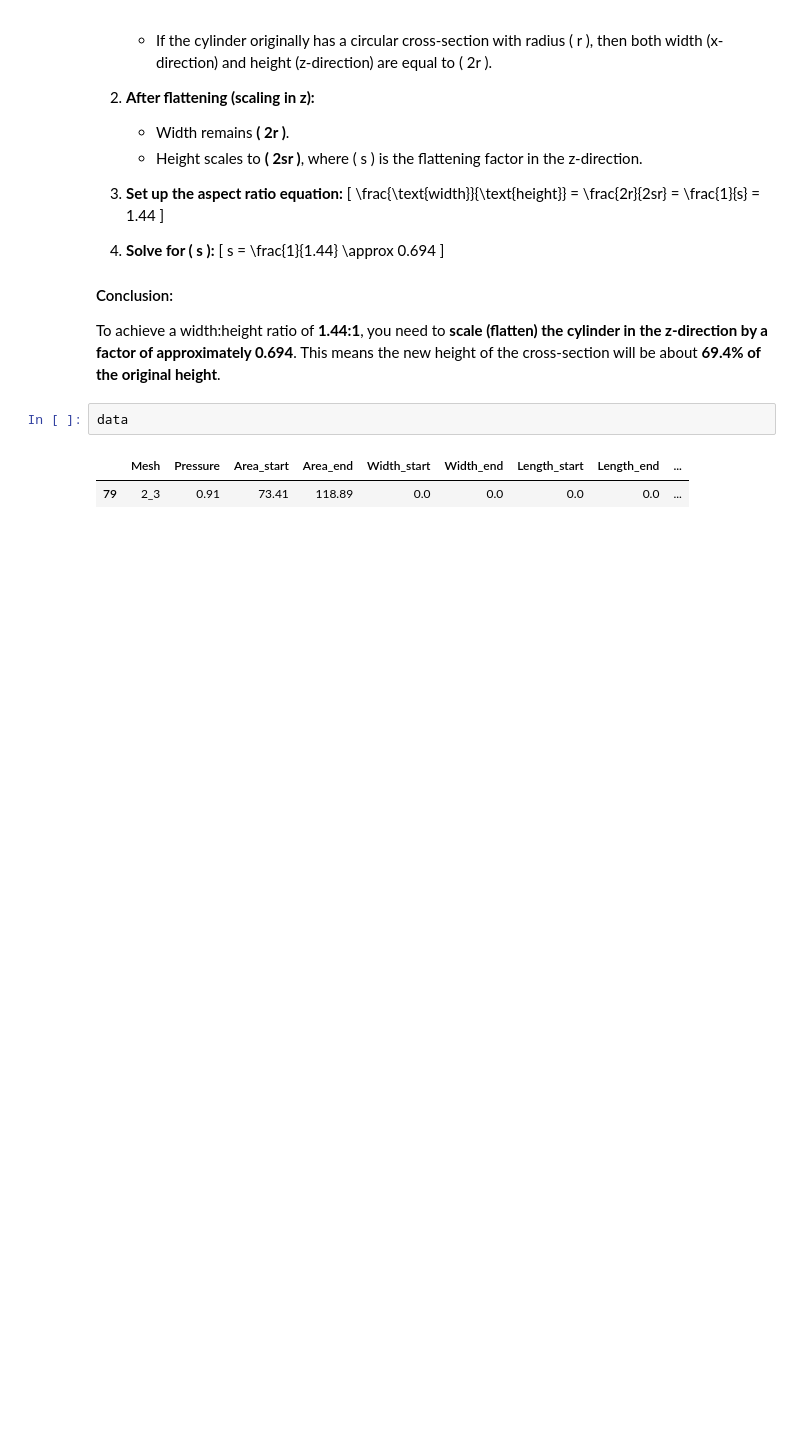
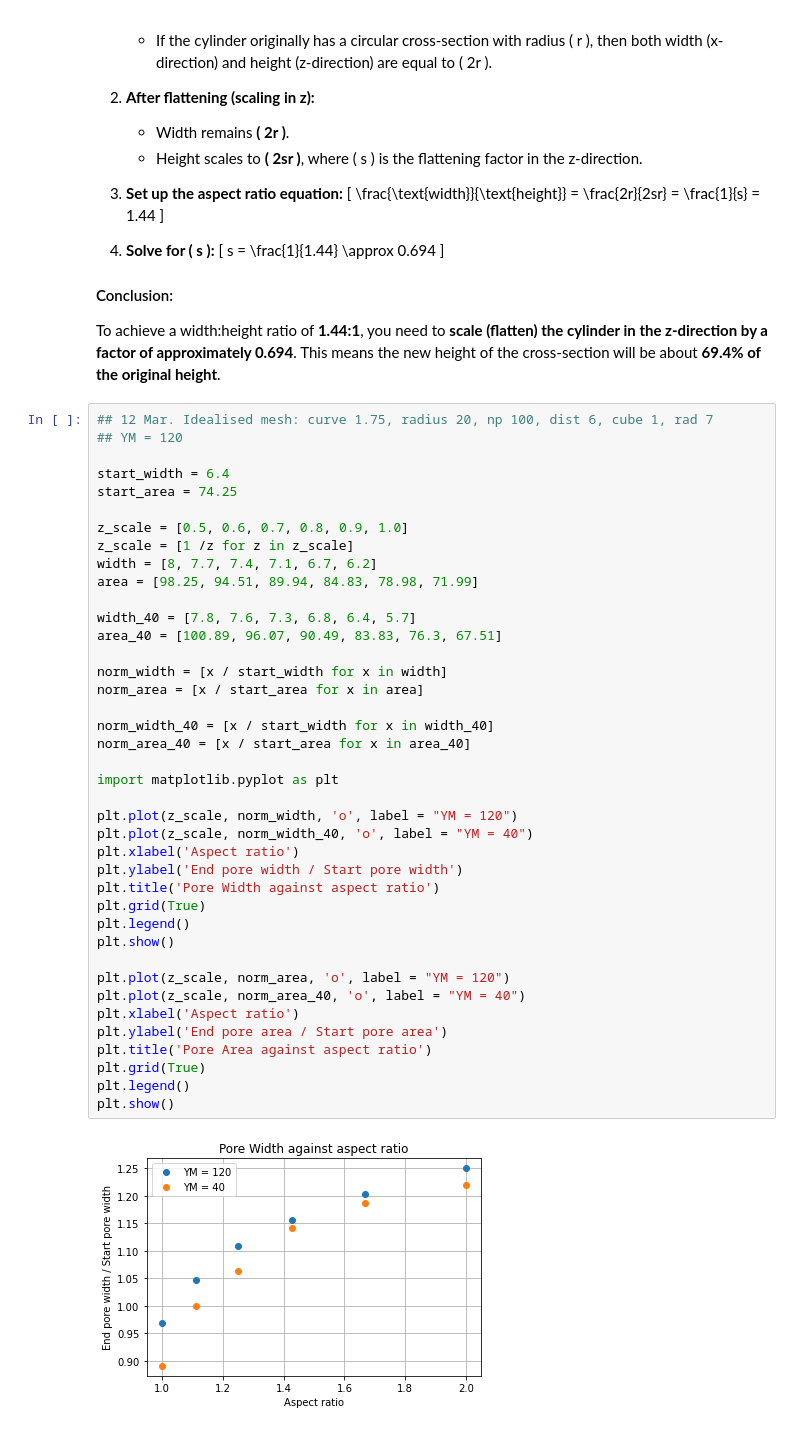
Before and after one commit to mtomtom/onion-stomatal-geometry, a Jupyter notebook: output/results.ipynb, the cells around one changed output. Cells and saved outputs as stored; diff of their text form; blank space fills up the shorter version.

```diff
--- a/output/results.ipynb
+++ b/output/results.ipynb
@@ -325,8 +380,45 @@ If you want to change the cross-section aspect ratio of a cylinder from **1:1 (a
 
 #### Conclusion:
 To achieve a width:height ratio of **1.44:1**, you need to **scale (flatten) the cylinder in the z-direction by a factor of approximately 0.694**. This means the new height of the cross-section will be about **69.4% of the original height**.
-# %%
-data
-# %% [output]
-|  | Mesh | Pressure | Area_start | Area_end | Width_start | Width_end | Length_start | Length_end | ... |
-| 79 | 2_3 | 0.91 | 73.41 | 118.89 | 0.0 | 0.0 | 0.0 | 0.0 | ... |
+# %%
+## 12 Mar. Idealised mesh: curve 1.75, radius 20, np 100, dist 6, cube 1, rad 7
+## YM = 120
+
+start_width = 6.4
+start_area = 74.25
+
+z_scale = [0.5, 0.6, 0.7, 0.8, 0.9, 1.0]
+z_scale = [1 /z for z in z_scale]
+width = [8, 7.7, 7.4, 7.1, 6.7, 6.2]
+area = [98.25, 94.51, 89.94, 84.83, 78.98, 71.99]
+
+width_40 = [7.8, 7.6, 7.3, 6.8, 6.4, 5.7]
+area_40 = [100.89, 96.07, 90.49, 83.83, 76.3, 67.51]
+
+norm_width = [x / start_width for x in width]
+norm_area = [x / start_area for x in area]
+
+norm_width_40 = [x / start_width for x in width_40]
+norm_area_40 = [x / start_area for x in area_40]
+
+import matplotlib.pyplot as plt
+
+plt.plot(z_scale, norm_width, 'o', label = "YM = 120")
+plt.plot(z_scale, norm_width_40, 'o', label = "YM = 40")
+plt.xlabel('Aspect ratio')
+plt.ylabel('End pore width / Start pore width')
+plt.title('Pore Width against aspect ratio')
+plt.grid(True)
+plt.legend()
+plt.show()
+
+plt.plot(z_scale, norm_area, 'o', label = "YM = 120")
+plt.plot(z_scale, norm_area_40, 'o', label = "YM = 40")
+plt.xlabel('Aspect ratio')
+plt.ylabel('End pore area / Start pore area')
+plt.title('Pore Area against aspect ratio')
+plt.grid(True)
+plt.legend()
+plt.show()
+# %% [output]
+[figure, added]
```
Also changed, not shown: parts of 9 cells of this notebook, 29 other files.
